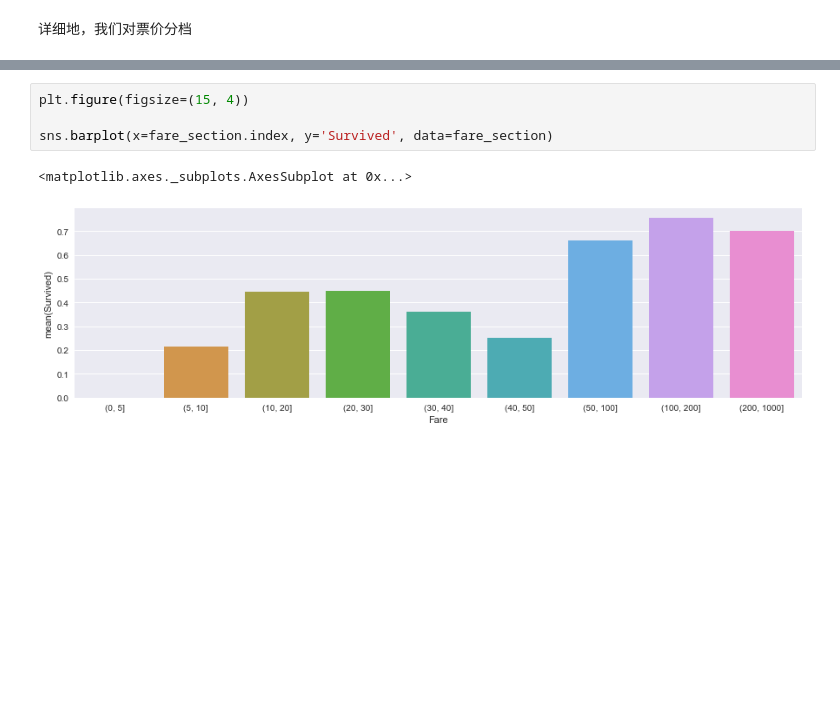
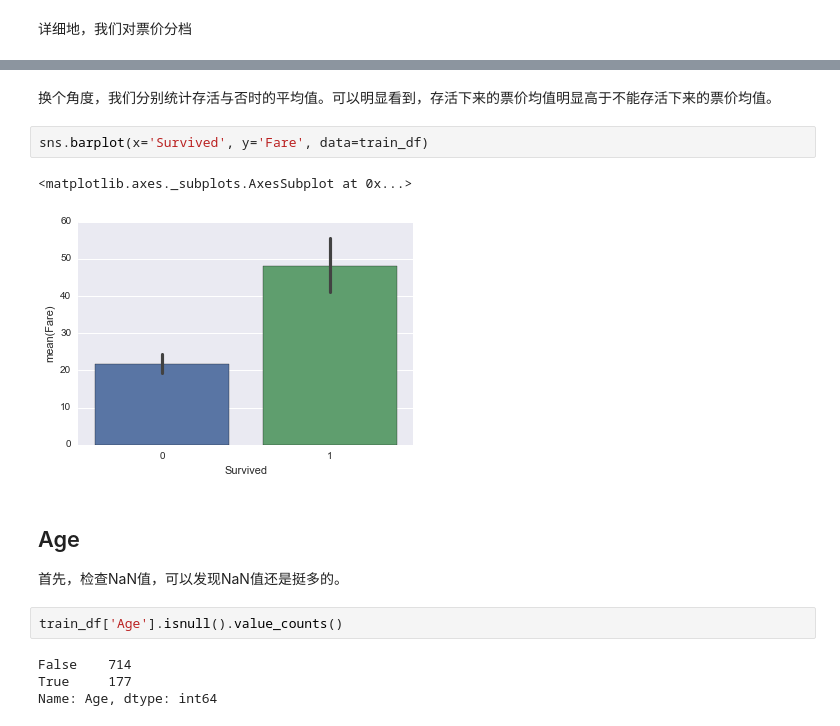
Before and after one commit to coder-ss/ml-learn, a Jupyter notebook: kaggle/Titanic/omarelgabry.ipynb, the cells around one changed output, grey strips where cells are left out. Drawn from its saved outputs; the diff is of its cells as text; blank space fills up the shorter version.

```diff
--- a/kaggle/Titanic/omarelgabry.ipynb
+++ b/kaggle/Titanic/omarelgabry.ipynb
@@ -195,7 +153,17 @@ display(fare_section)
-# %%
-plt.figure(figsize=(15, 4))
-
-sns.barplot(x=fare_section.index, y='Survived', data=fare_section)
-# %% [output]
-<matplotlib.axes._subplots.AxesSubplot at 0x...>
-[figure, removed]
+# %% [markdown]
+换个角度，我们分别统计存活与否时的平均值。可以明显看到，存活下来的票价均值明显高于不能存活下来的票价均值。
+# %%
+sns.barplot(x='Survived', y='Fare', data=train_df)
+# %% [output]
+<matplotlib.axes._subplots.AxesSubplot at 0x...>
+[figure, added]
+# %% [markdown]
+## Age
+
+首先，检查NaN值，可以发现NaN值还是挺多的。
+# %%
+train_df['Age'].isnull().value_counts()
+# %% [output]
+False    714
+True     177
+Name: Age, dtype: int64
```
Also changed, not shown: parts of 11 cells of this notebook.
